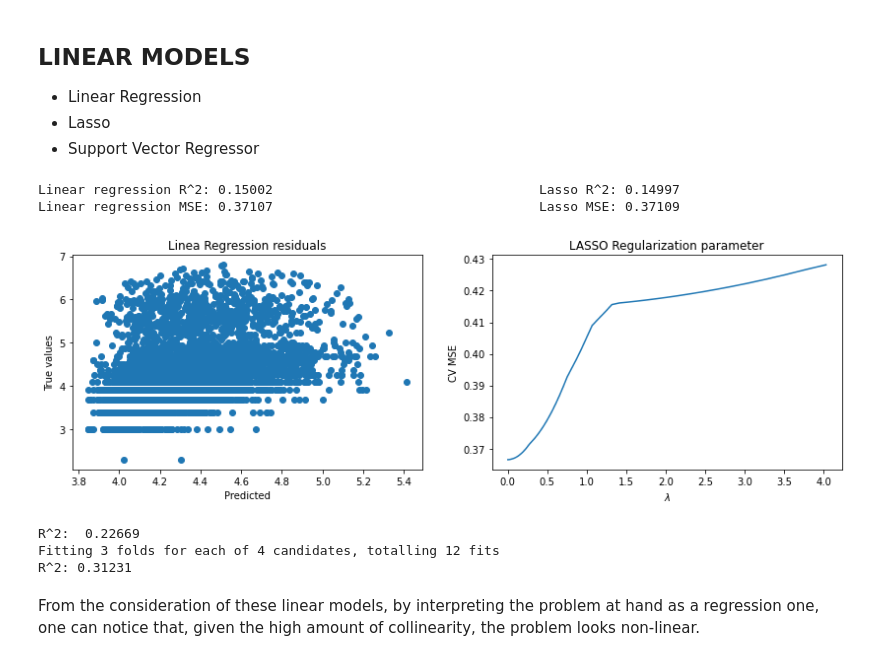
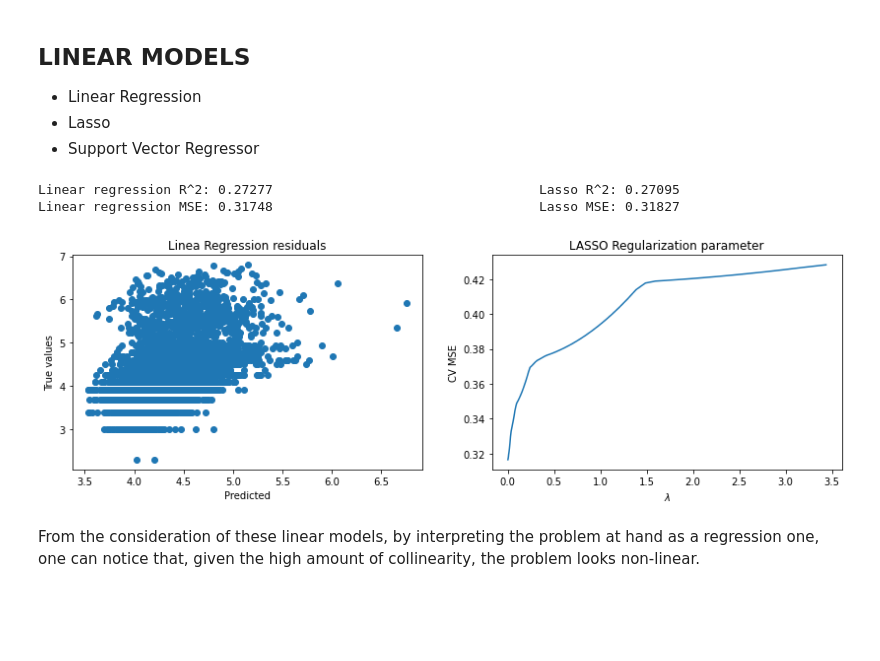
Before and after one commit to MattiaBrocco/LISA_2020_Energy_prediction, a Jupyter notebook: Energy Consumption - Regression.ipynb, the cells around one changed output. Saved outputs shown, nothing was run; the diff lists cells and outputs as text; code cells hidden in the pictures; blank space fills up the shorter version.

Commit message:
Fixed regression & added timeseries analysis

```diff
--- a/Energy Consumption - Regression.ipynb
+++ b/Energy Consumption - Regression.ipynb
@@ -154,6 +155,6 @@ from sklearn.model_selection import train_test_split
 # %%
-X_train, X_test, y_train, y_test = train_test_split(X_rid, y, train_size = 0.7,
-                                                    random_state = 42, shuffle = True)
+X_train_pca, X_test_pca, y_train_pca, y_test_pca = train_test_split(X_rid, y, train_size = 0.7,
+                                                                    random_state = 42, shuffle = True)
 
 X_train_full, X_test_full, y_train, y_test = train_test_split(X, y, train_size = 0.7,
                                                               random_state = 42, shuffle = True)
@@ -164,57 +165,41 @@ X_train_full, X_test_full, y_train, y_test = train_test_split(X, y, train_size =
 * Support Vector Regressor
 # %%
 lr = LinearRegression(fit_intercept = True, n_jobs = -1)
-lr.fit(X_train, y_train)
+lr.fit(X_train_full, y_train)
 
-lr_pred = lr.predict(X_test)
+lr_pred = lr.predict(X_test_full)
 
 #lin_par = opt_tree.evaluate(y_test, y_pred)
 
 #lasso = lin_mod.lasso(data, X)
 #recursive = lin_mod.recurs_elimin(data, X, y)
 #viz.plot_2(data, model, lasso, recursive)
 lasso_fig, lasso_ax = plt.subplots(1, 2, figsize = (14, 4))
 lasso_ax[0].scatter(lr_pred, y_test)
 lasso_ax[0].set_xlabel("Predicted")
 lasso_ax[0].set_ylabel("True values")
 lasso_ax[0].set_title("Linea Regression residuals")
 
 lasso = LassoCV(cv = 10, n_jobs = -1, random_state = 42)
-lasso.fit(X_train, y_train)
+lasso.fit(X_train_full, y_train)
 
 lasso_ax[1].plot(lasso.alphas_, lasso.mse_path_.mean(axis = 1))
 lasso_ax[1].set_xlabel("$\lambda$")
 lasso_ax[1].set_ylabel("CV MSE")
 lasso_ax[1].set_title("LASSO Regularization parameter")
 
 print("Linear regression R^2: {:.5f}\t\t\t\t\tLasso R^2: {:.5f}".format(r2_score(y_test, lr_pred),
-                                                                        r2_score(y_test, lasso.predict(X_test))))
+                                                                        r2_score(y_test,
+                                                                                 lasso.predict(X_test_full))))
 print("Linear regression MSE: {:.5f}\t\t\t\t\tLasso MSE: {:.5f}".format(mean_squared_error(y_test, lr_pred),
-                                                                        mean_squared_error(y_test, lasso.predict(X_test))))
+                                                                        mean_squared_error(y_test,
+                                                                                           lasso.predict(X_test_full))))
 
 plt.show()
 # %% [output]
-Linear regression R^2: 0.15002                                  Lasso R^2: 0.14997
-Linear regression MSE: 0.37107                                  Lasso MSE: 0.37109
+Linear regression R^2: 0.27277                                  Lasso R^2: 0.27095
+Linear regression MSE: 0.31748                                  Lasso MSE: 0.31827
-[figure, old version]
+[figure, new version]
-# %%
-supp = SVR(kernel = "rbf")
-supp.fit(X_train, y_train)
-print("R^2: ", round(r2_score(y_test, supp.predict(X_test)), 5) )
-
-svr_hyperparam = {"C":[1, 5, 10, 15]}
-svr_grid = GridSearchCV(SVR(kernel = "rbf"), svr_hyperparam,
-                        n_jobs = -1, cv = 3, verbose = 10,
-                        return_train_score = True)
-
-svr_grid.fit(X_train, y_train)
-
-print("R^2: {:.5f}".format(mean_squared_error(y_test, svr_grid.best_estimator_.predict(X_test))) )
-##supp_par = opt_tree.evaluate(y_test, supp.predict(X_test))
-# %% [output]
-R^2:  0.22669
-Fitting 3 folds for each of 4 candidates, totalling 12 fits
-R^2: 0.31231
 # %% [markdown]
 From the consideration of these linear models, by interpreting the problem at hand as a regression one, one can notice that, given the high amount of collinearity, the problem looks non-linear.
 # %% [markdown]
```
Also changed, not shown: parts of 23 cells of this notebook, 1 other file.
